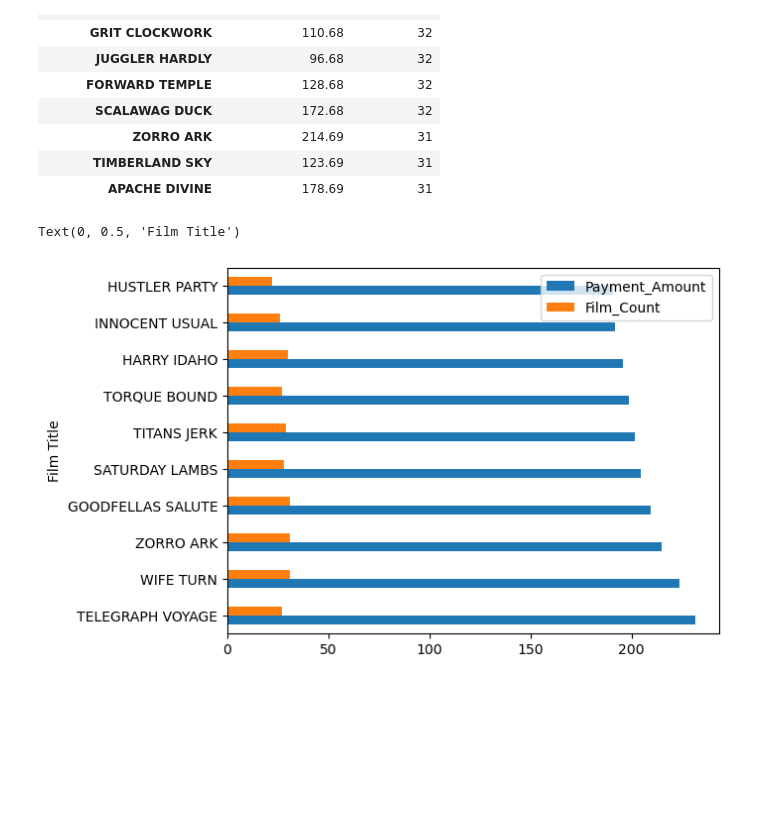
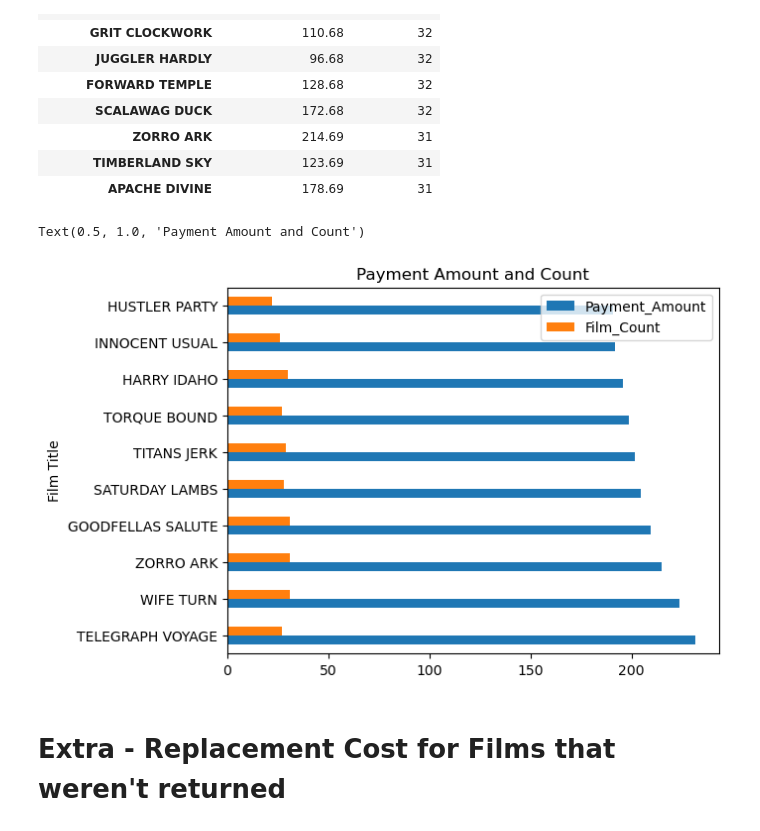
Before and after one commit to luipmesquita/Main-Project-of-Data-Analysis, a Jupyter notebook: scripts/sakila-InProgress.ipynb, the cells around one changed output. Saved outputs shown, nothing was run; the diff lists cells and outputs as text; code cells hidden in the pictures; blank space fills up the shorter version.

```diff
--- a/scripts/sakila-InProgress.ipynb
+++ b/scripts/sakila-InProgress.ipynb
@@ -14,7 +14,7 @@ try:
         host = 'localhost',
         database = 'sakila',
         user = 'root',
-        password = '365pass')
+        password = 'pass')
 
 except:
     print('Error connecting to the databse')
@@ -152,11 +205,13 @@ Pandas freely uses object dtype when columns contain mixed values (strings, numb
 
 So we have to give each column its proper data type.
 # %%
+df['Store_ID']            = pd.to_numeric(df['Store_ID'])
 df['Film_Rental_Rate']    = pd.to_numeric(df['Film_Rental_Rate'])
 df['Film_Replace_Cost']   = pd.to_numeric(df['Film_Replace_Cost'])
 df['Rental_ID']           = pd.to_numeric(df['Rental_ID'])
 df['Rental_Duration']     = pd.to_numeric(df['Rental_Duration'])
 df['Payment_Amount']      = pd.to_numeric(df['Payment_Amount'])
+df['Customer_ID']         = pd.to_numeric(df['Customer_ID'])
 # %%
 df.describe()
 # %% [output]
@@ -366,8 +420,10 @@ merged_df.sort_values('Film_Count', ascending = False).head(10)
 # %%
 ax = merged_df.sort_values('Payment_Amount', ascending = False).head(10)
 ax.plot.barh()
 plt.ylabel('Film Title')
-plt.title('Payment Amount and Cou')
+plt.title('Payment Amount and Count')
 # %% [output]
-Text(0, 0.5, 'Film Title')
+Text(0.5, 1.0, 'Payment Amount and Count')
-[figure, old version]
+[figure, new version]
+# %% [markdown]
+# Extra - Replacement Cost for Films that weren't returned
```
Also changed, not shown: parts of 15 cells of this notebook.
